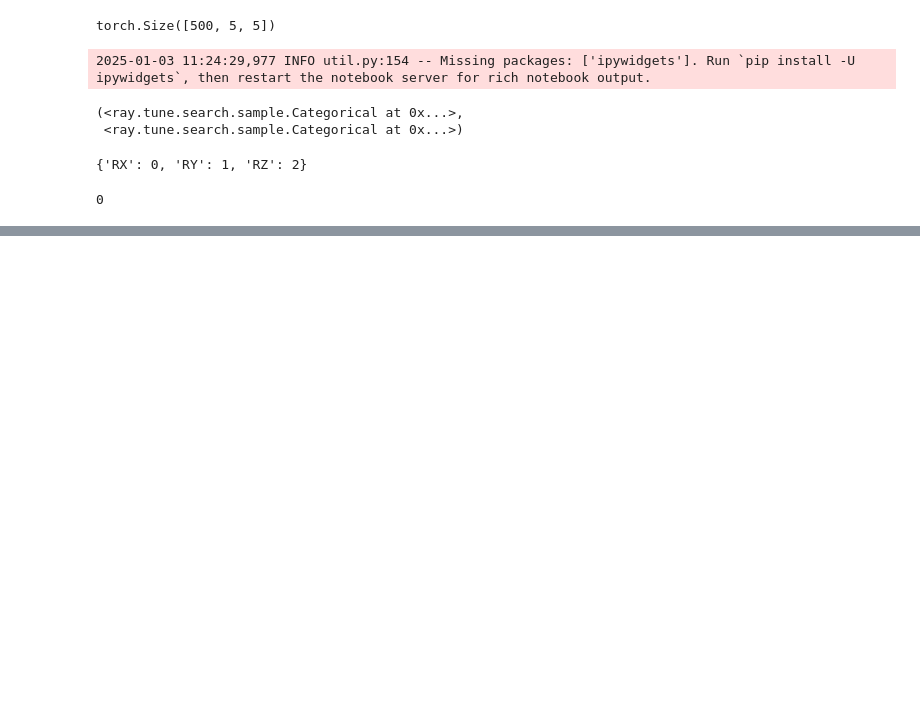
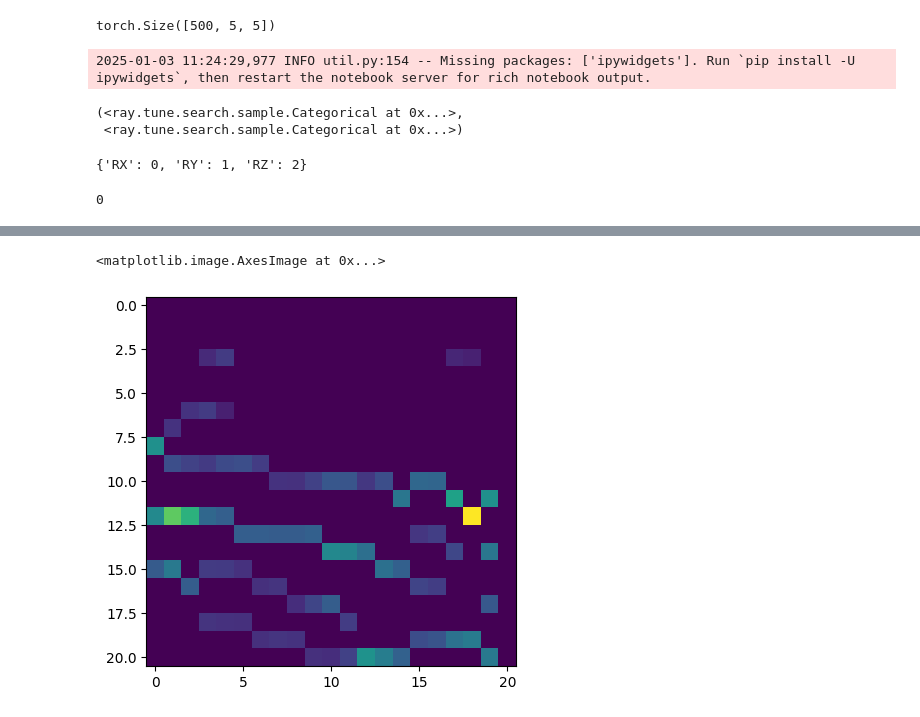
Before and after one commit to marcinjastrzebski8/Geometric_learning, a Jupyter notebook: scrapbooks_and_miscellaneous_experiments/scrapbook.ipynb, the cells around one changed output, grey strips where cells are left out. Saved outputs shown, nothing was run; the diff lists cells and outputs as text; code cells hidden in the pictures; blank space fills up the shorter version.

```diff
--- a/scrapbooks_and_miscellaneous_experiments/scrapbook.ipynb
+++ b/scrapbooks_and_miscellaneous_experiments/scrapbook.ipynb
@@ -1311,0 +1594,5 @@ some_dict['RX']
+# %%
+plt.imshow(train_data[0][0][0])
+# %% [output]
+<matplotlib.image.AxesImage at 0x...>
+[figure, added]
```
Also changed, not shown: parts of 20 cells of this notebook.
